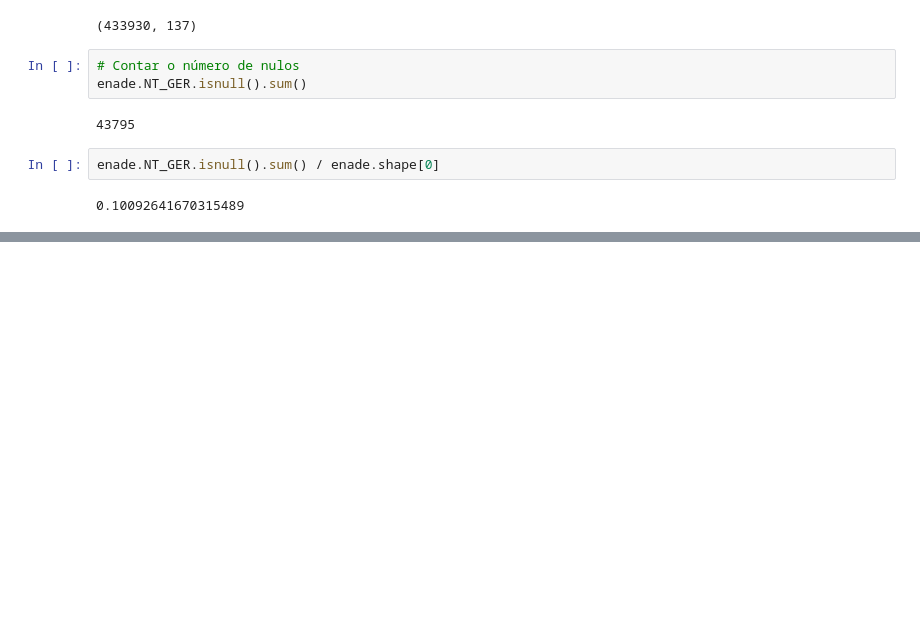
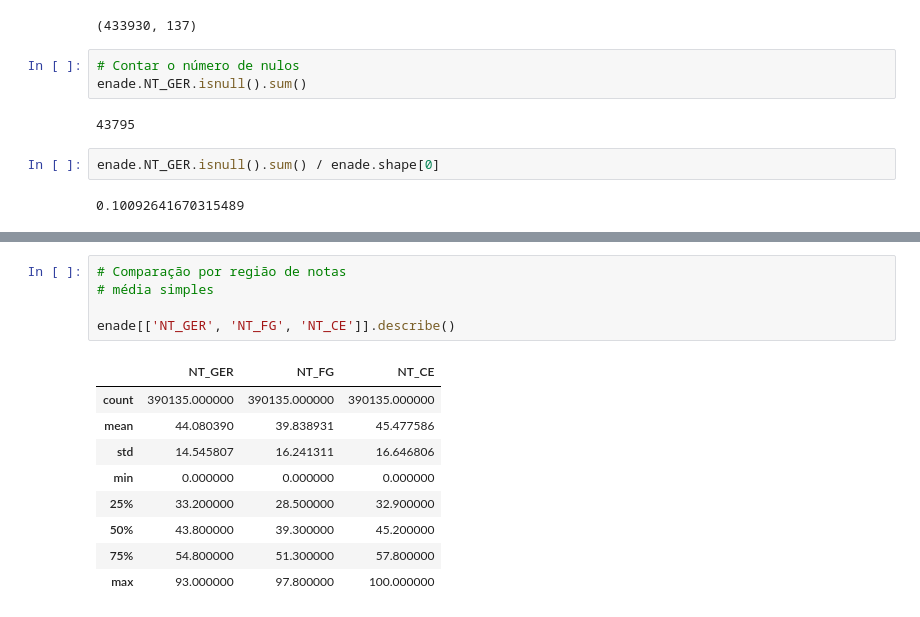
Before and after one commit to nobrelu/IGTI-EngenhariaDados, a Jupyter notebook: modulo-4/projeto_enade/Cap2TransformacaoENADE.ipynb, the cells around one changed output, grey strips where cells are left out. Saved outputs shown, nothing was run; the diff lists cells and outputs as text; blank space fills up the shorter version.

```diff
--- a/modulo-4/projeto_enade/Cap2TransformacaoENADE.ipynb
+++ b/modulo-4/projeto_enade/Cap2TransformacaoENADE.ipynb
@@ -120,0 +193,15 @@ enade.NT_GER.isnull().sum() / enade.shape[0]
+# %%
+# Comparação por região de notas
+# média simples
+
+enade[['NT_GER', 'NT_FG', 'NT_CE']].describe()
+# %% [output]
+|  | NT_GER | NT_FG | NT_CE |
+| count | 390135.000000 | 390135.000000 | 390135.000000 |
+| mean | 44.080390 | 39.838931 | 45.477586 |
+| std | 14.545807 | 16.241311 | 16.646806 |
+| min | 0.000000 | 0.000000 | 0.000000 |
+| 25% | 33.200000 | 28.500000 | 32.900000 |
+| 50% | 43.800000 | 39.300000 | 45.200000 |
+| 75% | 54.800000 | 51.300000 | 57.800000 |
+| max | 93.000000 | 97.800000 | 100.000000 |
```
Also changed, not shown: parts of 28 cells of this notebook.
